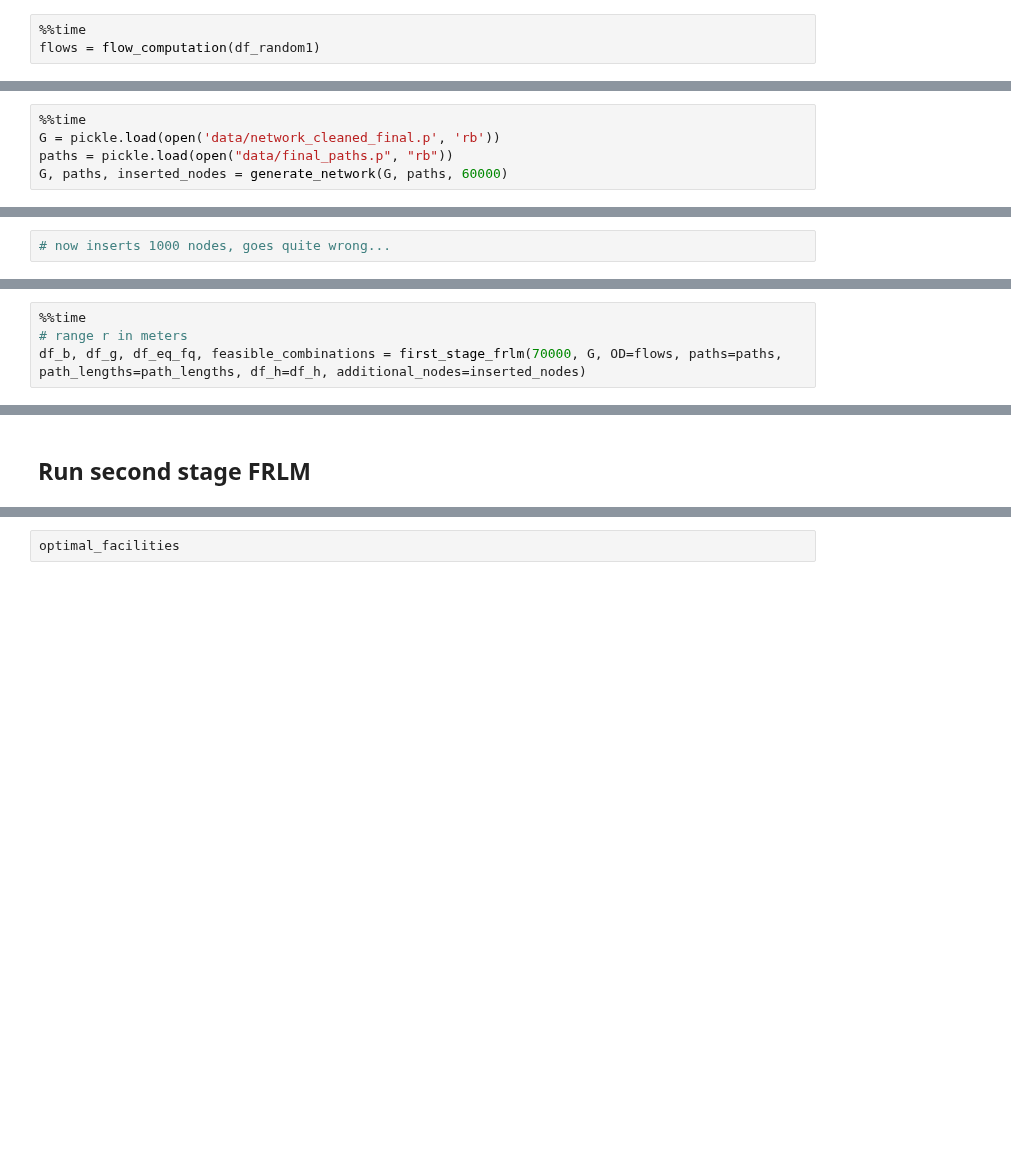
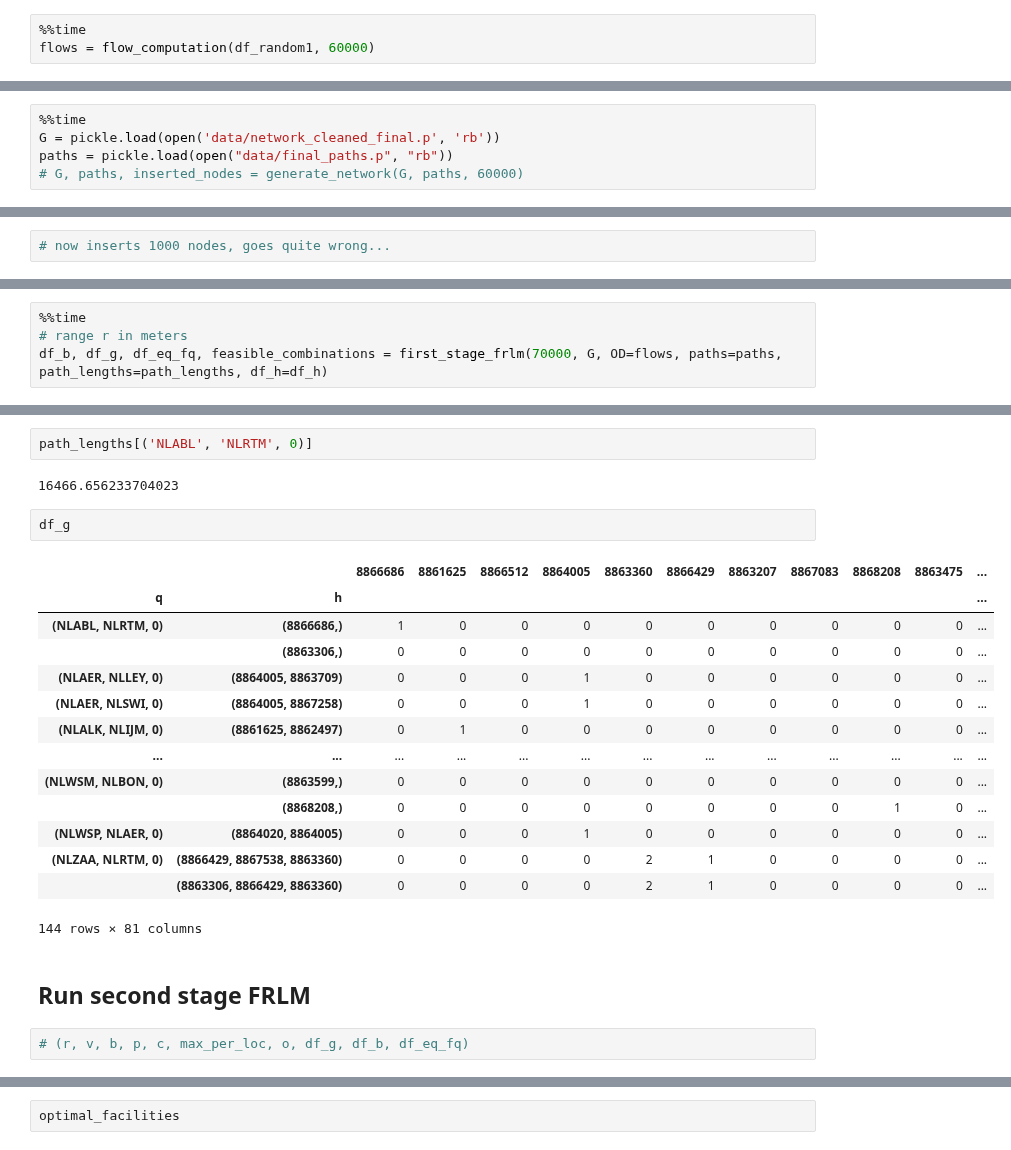
Before and after one commit to fabiandriessen/Thesis, a Jupyter notebook: 5_waterway_network_test.ipynb, the cells around one changed output, grey strips where cells are left out. Saved outputs shown, nothing was run; the diff lists cells and outputs as text; blank space fills up the shorter version.

```diff
--- a/5_waterway_network_test.ipynb
+++ b/5_waterway_network_test.ipynb
@@ -136,4 +167,4 @@ df_random1
 ## Compute path flows
 # %%
 %%time
-flows = flow_computation(df_random1)
+flows = flow_computation(df_random1, 60000)
@@ -145,4 +181,4 @@ sum(flows.values())
 %%time
 G = pickle.load(open('data/network_cleaned_final.p', 'rb'))
 paths = pickle.load(open("data/final_paths.p", "rb"))
-G, paths, inserted_nodes = generate_network(G, paths, 60000)
+# G, paths, inserted_nodes = generate_network(G, paths, 60000)
@@ -155,4 +198,4 @@ inserted_nodes
 # %%
 %%time
 # range r in meters
-df_b, df_g, df_eq_fq, feasible_combinations = first_stage_frlm(70000, G, OD=flows, paths=paths, path_lengths=path_lengths, df_h=df_h, additional_nodes=inserted_nodes)
+df_b, df_g, df_eq_fq, feasible_combinations = first_stage_frlm(70000, G, OD=flows, paths=paths, path_lengths=path_lengths, df_h=df_h)
@@ -159,4 +205,27 @@ df_b, df_g, df_eq_fq, feasible_combinations = first_stage_frlm(70000, G, OD=flow
+# %%
+path_lengths[('NLABL', 'NLRTM', 0)]
+# %% [output]
+16466.656233704023
+# %%
+df_g
+# %% [output]
+|  |  | 8866686 | 8861625 | 8866512 | 8864005 | 8863360 | 8866429 | 8863207 | 8867083 | 8868208 | 8863475 | ... |
+| q | h |  |  |  |  |  |  |  |  |  |  | ... |
+| (NLABL, NLRTM, 0) | (8866686,) | 1 | 0 | 0 | 0 | 0 | 0 | 0 | 0 | 0 | 0 | ... |
+|  | (8863306,) | 0 | 0 | 0 | 0 | 0 | 0 | 0 | 0 | 0 | 0 | ... |
+| (NLAER, NLLEY, 0) | (8864005, 8863709) | 0 | 0 | 0 | 1 | 0 | 0 | 0 | 0 | 0 | 0 | ... |
+| (NLAER, NLSWI, 0) | (8864005, 8867258) | 0 | 0 | 0 | 1 | 0 | 0 | 0 | 0 | 0 | 0 | ... |
+| (NLALK, NLIJM, 0) | (8861625, 8862497) | 0 | 1 | 0 | 0 | 0 | 0 | 0 | 0 | 0 | 0 | ... |
+| ... | ... | ... | ... | ... | ... | ... | ... | ... | ... | ... | ... | ... |
+| (NLWSM, NLBON, 0) | (8863599,) | 0 | 0 | 0 | 0 | 0 | 0 | 0 | 0 | 0 | 0 | ... |
+|  | (8868208,) | 0 | 0 | 0 | 0 | 0 | 0 | 0 | 0 | 1 | 0 | ... |
+| (NLWSP, NLAER, 0) | (8864020, 8864005) | 0 | 0 | 0 | 1 | 0 | 0 | 0 | 0 | 0 | 0 | ... |
+| (NLZAA, NLRTM, 0) | (8866429, 8867538, 8863360) | 0 | 0 | 0 | 0 | 2 | 1 | 0 | 0 | 0 | 0 | ... |
+|  | (8863306, 8866429, 8863360) | 0 | 0 | 0 | 0 | 2 | 1 | 0 | 0 | 0 | 0 | ... |
+144 rows × 81 columns
 # %% [markdown]
 ## Run second stage FRLM
+# %%
+# (r, v, b, p, c, max_per_loc, o, df_g, df_b, df_eq_fq)
 # %%
 %%time
```
Also changed, not shown: parts of 10 cells of this notebook, 48 other files.
